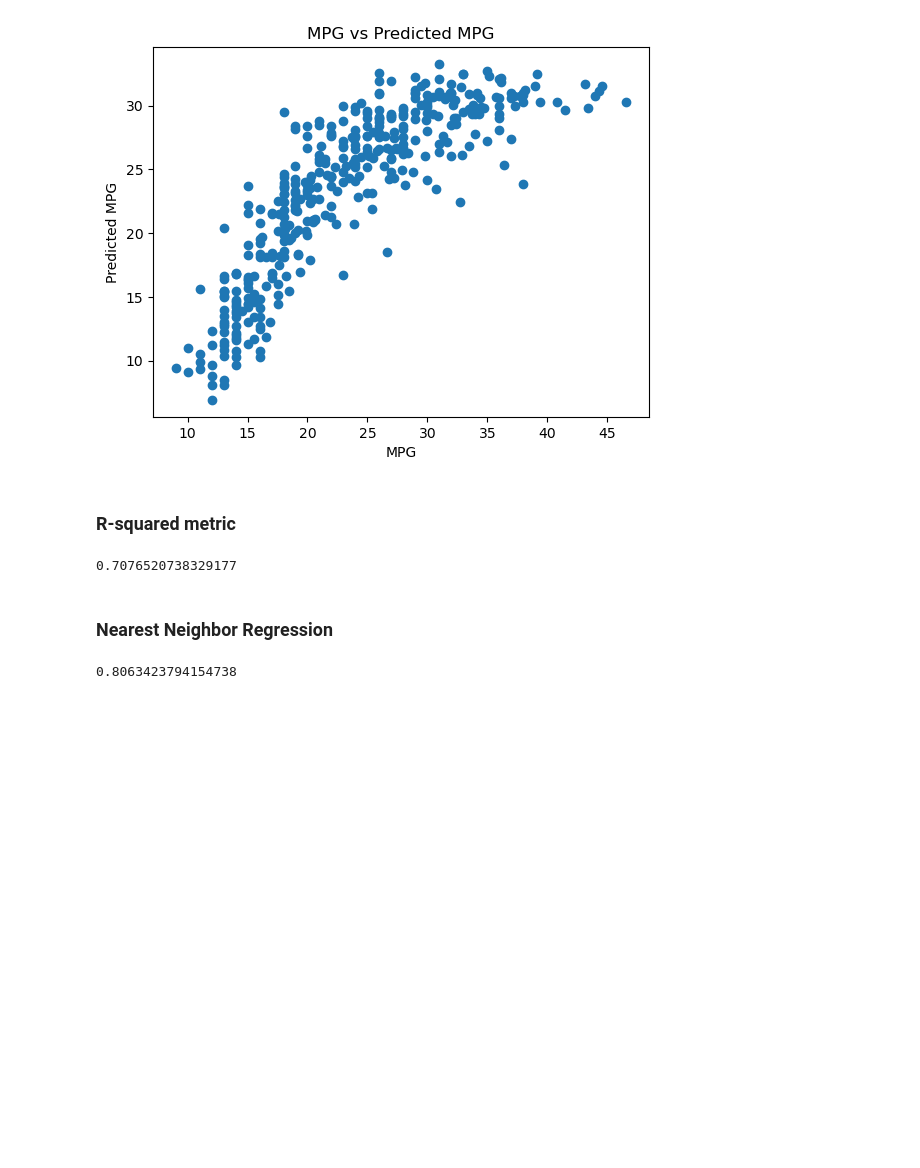
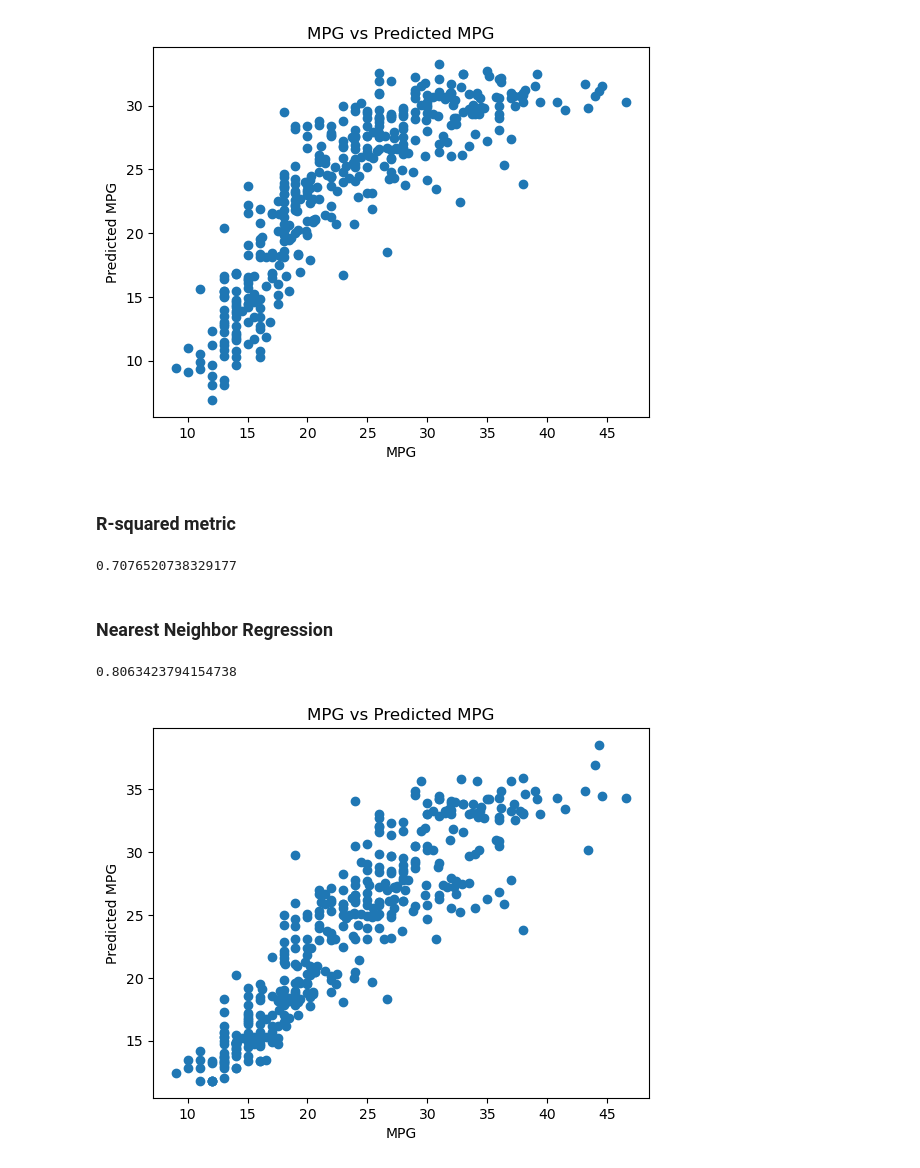
Before and after one commit to get-to-work-together/Python-Data-Analyse-Defensie, a Jupyter notebook: 2023-09 Training/mtcars.ipynb, the cells around one changed output. Saved outputs shown, nothing was run; the diff lists cells and outputs as text; code cells hidden in the pictures; blank space fills up the shorter version.

```diff
--- a/2023-09 Training/mtcars.ipynb
+++ b/2023-09 Training/mtcars.ipynb
@@ -438,3 +438,11 @@ r_squared = r2_score(y, y_predicted)
 r_squared
 # %% [output]
 0.8063423794154738
+# %%
+plt.scatter(y, y_predicted)
+plt.title('MPG vs Predicted MPG')
+plt.xlabel('MPG')
+plt.ylabel('Predicted MPG')
+plt.show()
+# %% [output]
+[figure, added]
```
Also changed, not shown: 1 other file.
